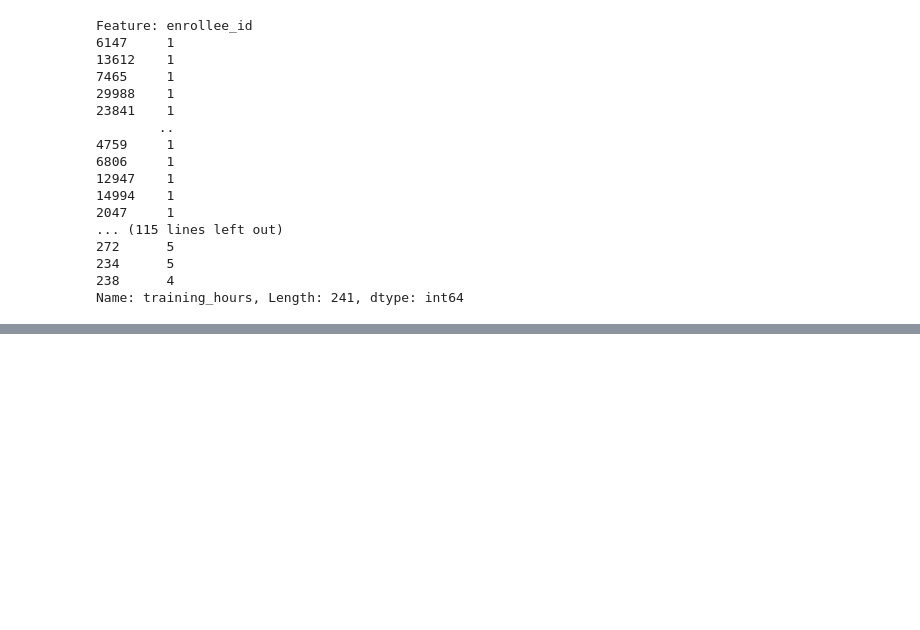
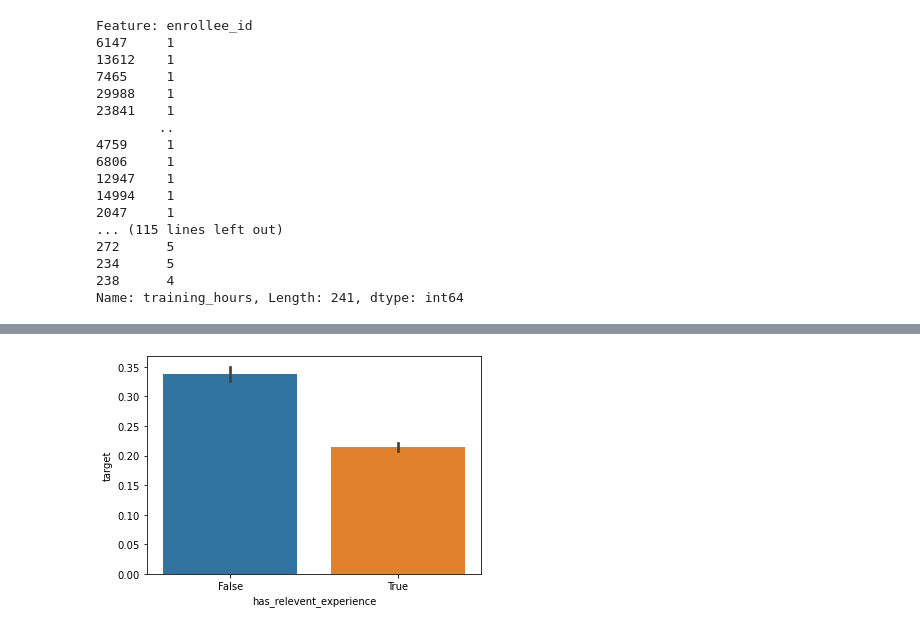
Before and after one commit to skribl5000/kaggle_competitions, a Jupyter notebook: hr-analytics.ipynb, the cells around one changed output, grey strips where cells are left out. Cells and saved outputs as stored; diff of their text form; code cells hidden in the pictures; blank space fills up the shorter version.

```diff
--- a/hr-analytics.ipynb
+++ b/hr-analytics.ipynb
@@ -137,0 +275,6 @@ Name: education_level, dtype: int64
+# %%
+df = df.drop('is_female', axis=1)
+# %%
+ax = sns.barplot(x='has_relevent_experience', y='target', data=df)
+# %% [output]
+[figure, added]
```
Also changed, not shown: parts of 50 cells of this notebook.
